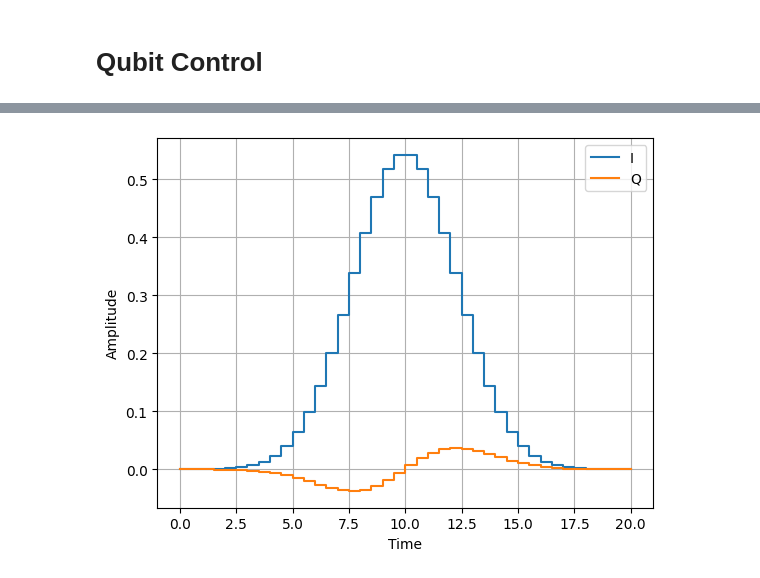
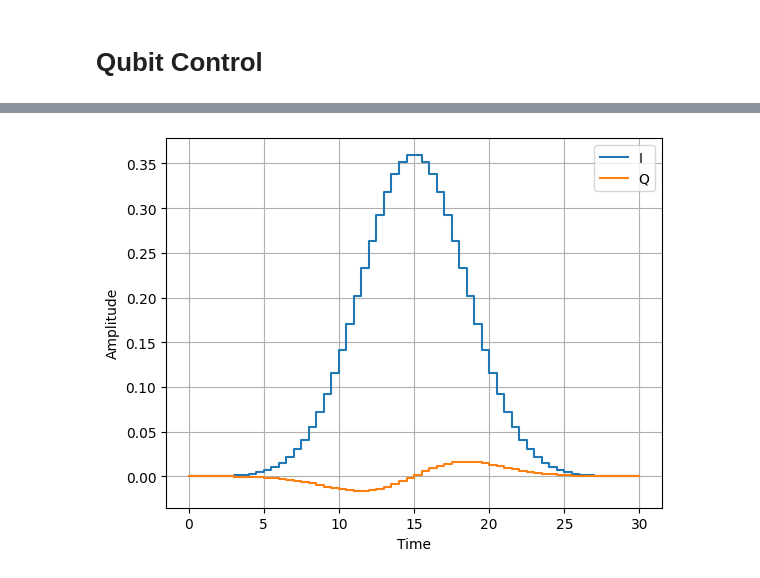
Before and after one commit to amachino/physics-of-qubits, a Jupyter notebook: content/ipynb/qubit-control.ipynb, the cells around one changed output, grey strips where cells are left out. Cells and saved outputs as stored; diff of their text form; code cells hidden in the pictures.

```diff
--- a/content/ipynb/qubit-control.ipynb
+++ b/content/ipynb/qubit-control.ipynb
@@ -11,14 +11,14 @@ import qctrlvisualizer as qv
 class Simulator:
     def __init__(
         self,
-        sampling_period: float,
-        dimension: int,
-        frequency: float,
-        anharmonicity: float,
+        dimension: int = 2,
+        sampling_period: float = 1.0,
+        detuning: float = 0.0,
+        anharmonicity: float = 0.0,
     ):
+        self.dimension = dimension
         self.sampling_period = sampling_period
-        self.dimension = dimension
-        self.frequency = frequency
+        self.detuning = detuning
         self.anharmonicity = anharmonicity
 
     def simulate(self, waveform: npt.NDArray[np.complex128]):
@@ -27,7 +27,7 @@ class Simulator:
         n_samples = len(samples)
         duraiton = (n_samples - 1) * self.sampling_period
         times = np.linspace(0.0, duraiton, n_samples)
-        omega = 2 * np.pi * self.frequency
+        omega = 2 * np.pi * self.detuning
         alpha = 2 * np.pi * self.anharmonicity
         a = qt.destroy(self.dimension)
         ad = a.dag()
@@ -115,7 +115,7 @@ class Simulator:
 simulator = Simulator(
     sampling_period=0.5,
     dimension=3,
-    frequency=0,
+    detuning=0.001,
     anharmonicity=-0.3,
 )
 # %%
@@ -141,11 +141,11 @@ print(populations[-1][1])
 # %%
 drag = simulator.drag_pulse(
-    duration=20,
+    duration=30,
     amplitude=np.pi,
 )
 simulator.plot_waveform(drag)
 # %% [output]
-[figure, old version]
+[figure, new version]
 # %%
 result_drag = simulator.simulate(drag)
 simulator.display_bloch_sphere(result_drag)
```
Also changed, not shown: parts of 3 cells of this notebook.
